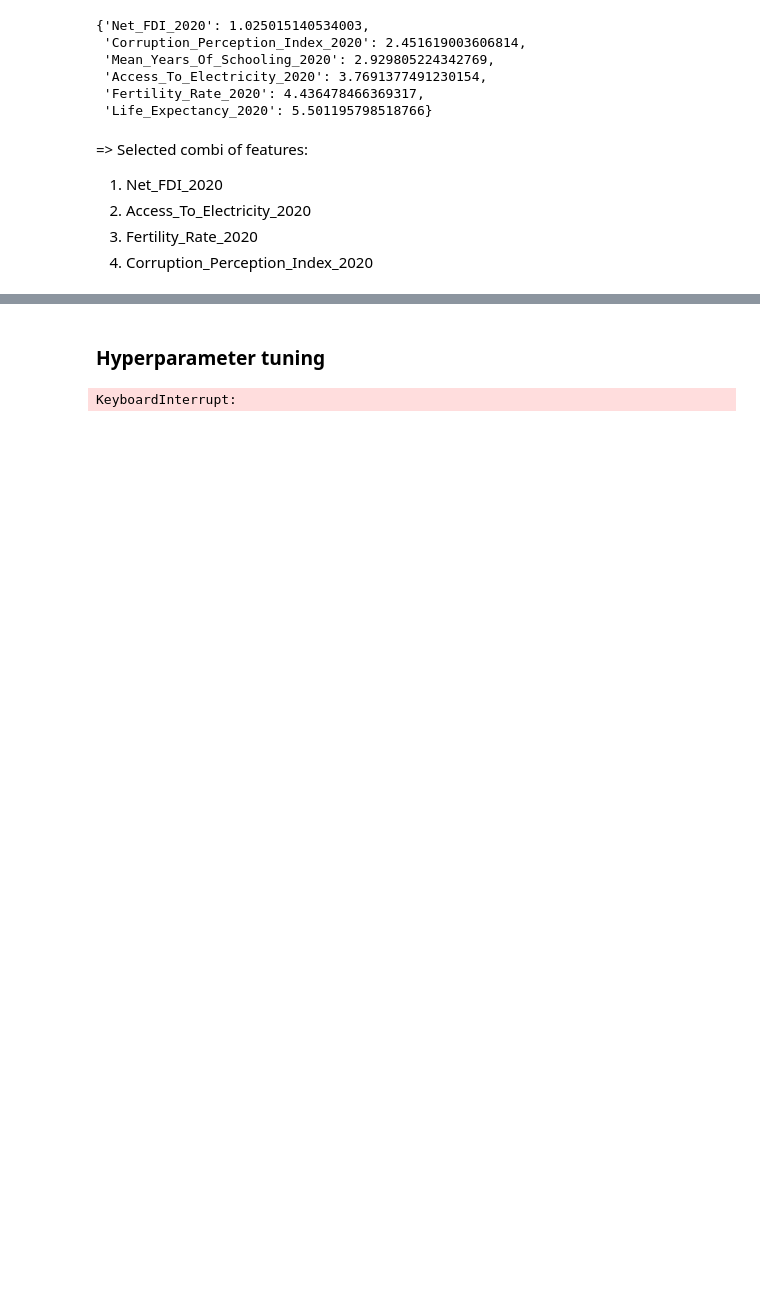
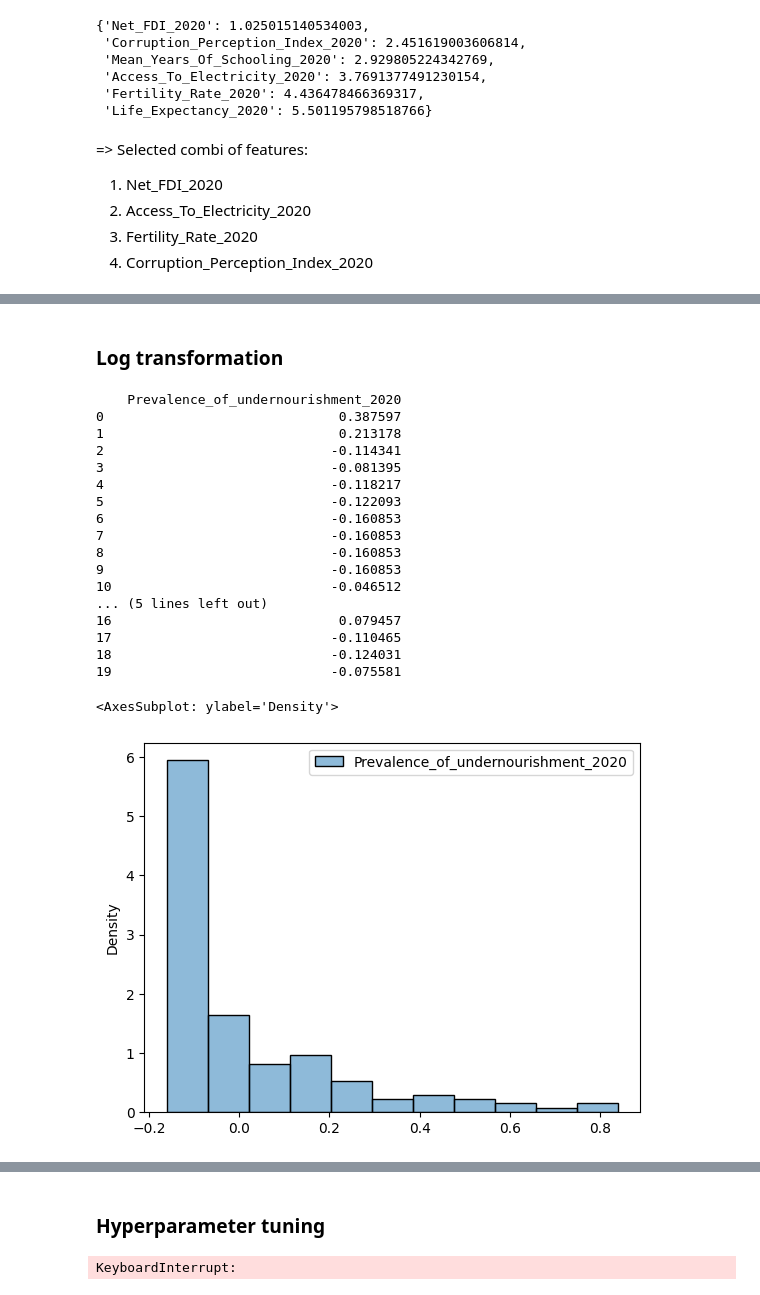
Before and after one commit to Sean2309/10.020_DataDrivenWorld_2D_Project-, a Jupyter notebook: Code/Modelling/linear_regression.ipynb, the cells around one changed output, grey strips where cells are left out. Saved outputs shown, nothing was run; the diff lists cells and outputs as text; code cells hidden in the pictures; blank space fills up the shorter version.

```diff
--- a/Code/Modelling/linear_regression.ipynb
+++ b/Code/Modelling/linear_regression.ipynb
@@ -345,0 +345,30 @@ vifs
+# %% [markdown]
+### Log transformation
+# %%
+# plot histogram for distribution of dependent var after log transformation
+df_target = df[output_names].copy()
+df_target = (df_target - df_target.mean()) / (df_target.max() - df_target.min())
+#df_target = np.arctanh(df_target)
+df_target.fillna(df_target.mean(), inplace=True)
+print(df_target[:20])
+sns.histplot(df_target, stat="density")
+# %% [output]
+    Prevalence_of_undernourishment_2020
+0                              0.387597
+1                              0.213178
+2                             -0.114341
+3                             -0.081395
+4                             -0.118217
+5                             -0.122093
+6                             -0.160853
+7                             -0.160853
+8                             -0.160853
+9                             -0.160853
+10                            -0.046512
+... (5 lines left out)
+16                             0.079457
+17                            -0.110465
+18                            -0.124031
+19                            -0.075581
+<AxesSubplot: ylabel='Density'>
+[figure, added]
```
Also changed, not shown: parts of 4 cells of this notebook.
